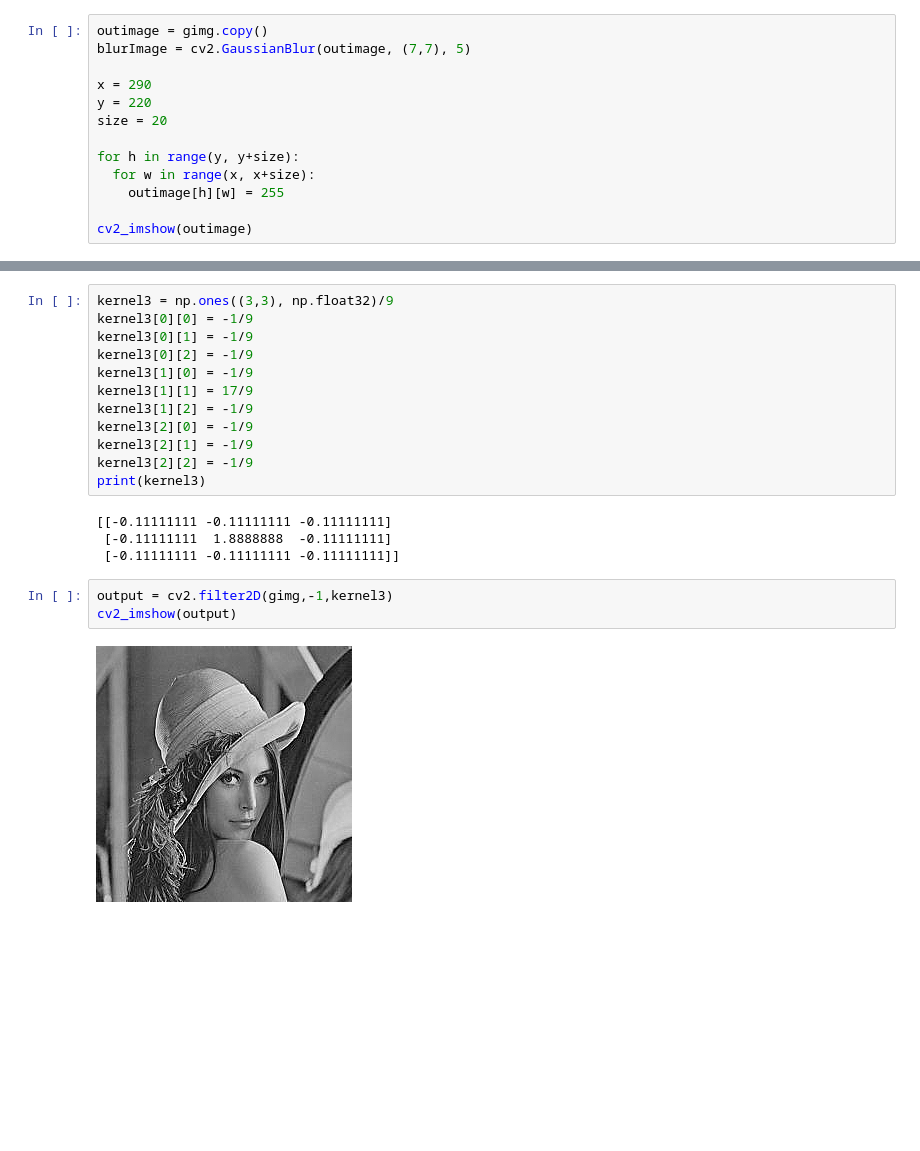
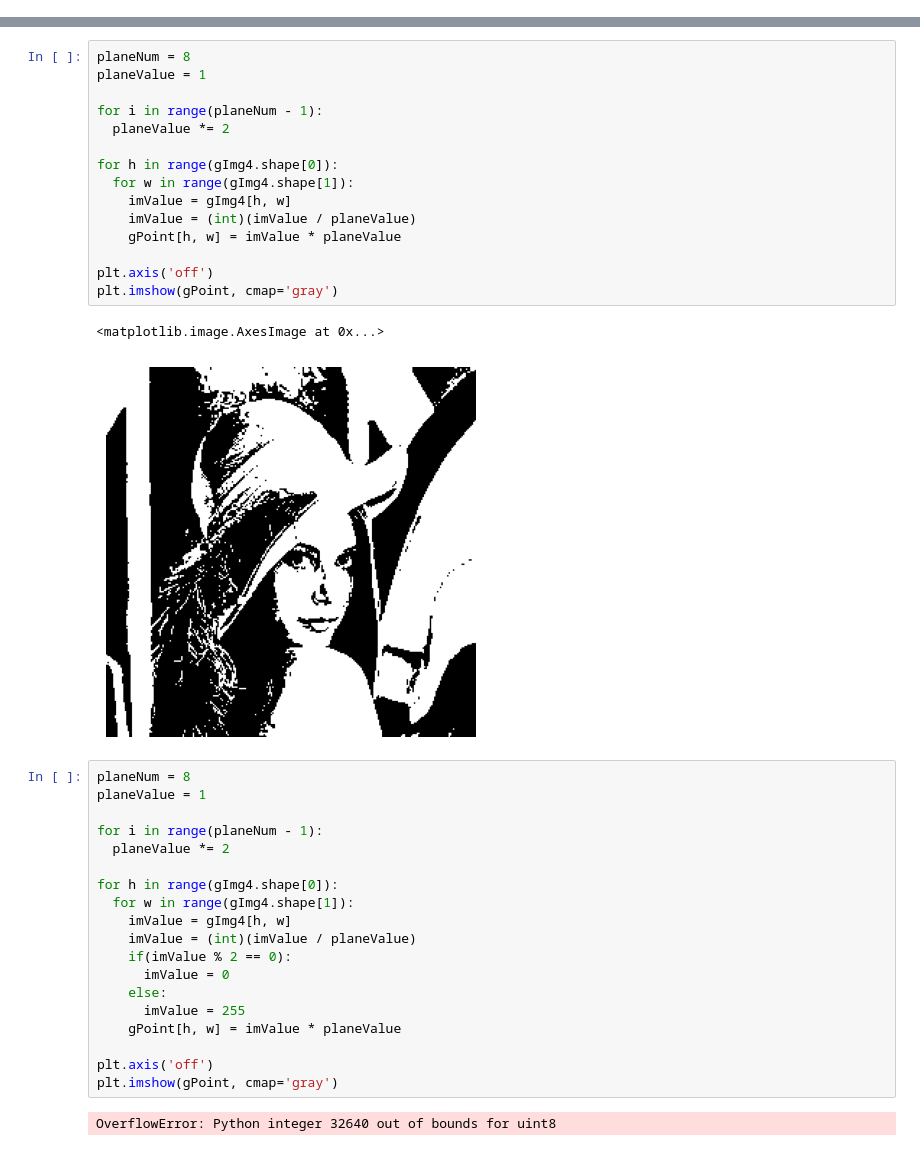
Before and after one commit to Gaenariya/IPcolab, a Jupyter notebook: 6.ipynb, the cells around one changed output, grey strips where cells are left out. Cells and saved outputs as stored; diff of their text form; blank space fills up the shorter version.

```diff
--- a/6.ipynb
+++ b/6.ipynb
@@ -35,13 +69,0 @@ cv2_imshow(outimg)
-# %%
-outimage = gimg.copy()
-blurImage = cv2.GaussianBlur(outimage, (7,7), 5)
-
-x = 290
-y = 220
-size = 20
-
-for h in range(y, y+size):
-  for w in range(x, x+size):
-    outimage[h][w] = 255
-
-cv2_imshow(outimage)
@@ -75,21 +70,39 @@ cv2_imshow(unsharpImage)
-# %%
-kernel3 = np.ones((3,3), np.float32)/9
-kernel3[0][0] = -1/9
-kernel3[0][1] = -1/9
-kernel3[0][2] = -1/9
-kernel3[1][0] = -1/9
-kernel3[1][1] = 17/9
-kernel3[1][2] = -1/9
-kernel3[2][0] = -1/9
-kernel3[2][1] = -1/9
-kernel3[2][2] = -1/9
-print(kernel3)
-# %% [output]
-[[-0.11111111 -0.11111111 -0.11111111]
- [-0.11111111  1.8888888  -0.11111111]
- [-0.11111111 -0.11111111 -0.11111111]]
-# %%
-output = cv2.filter2D(gimg,-1,kernel3)
-cv2_imshow(output)
-# %% [output]
-[figure, removed]
+# %%
+planeNum = 8
+planeValue = 1
+
+for i in range(planeNum - 1):
+  planeValue *= 2
+
+for h in range(gImg4.shape[0]):
+  for w in range(gImg4.shape[1]):
+    imValue = gImg4[h, w]
+    imValue = (int)(imValue / planeValue)
+    gPoint[h, w] = imValue * planeValue
+
+plt.axis('off')
+plt.imshow(gPoint, cmap='gray')
+# %% [output]
+<matplotlib.image.AxesImage at 0x...>
+[figure, added]
+# %%
+planeNum = 8
+planeValue = 1
+
+for i in range(planeNum - 1):
+  planeValue *= 2
+
+for h in range(gImg4.shape[0]):
+  for w in range(gImg4.shape[1]):
+    imValue = gImg4[h, w]
+    imValue = (int)(imValue / planeValue)
+    if(imValue % 2 == 0):
+      imValue = 0
+    else:
+      imValue = 255
+    gPoint[h, w] = imValue * planeValue
+
+plt.axis('off')
+plt.imshow(gPoint, cmap='gray')
+# %% [output]
+OverflowError: Python integer 32640 out of bounds for uint8
```
Also changed, not shown: parts of 19 cells of this notebook.
